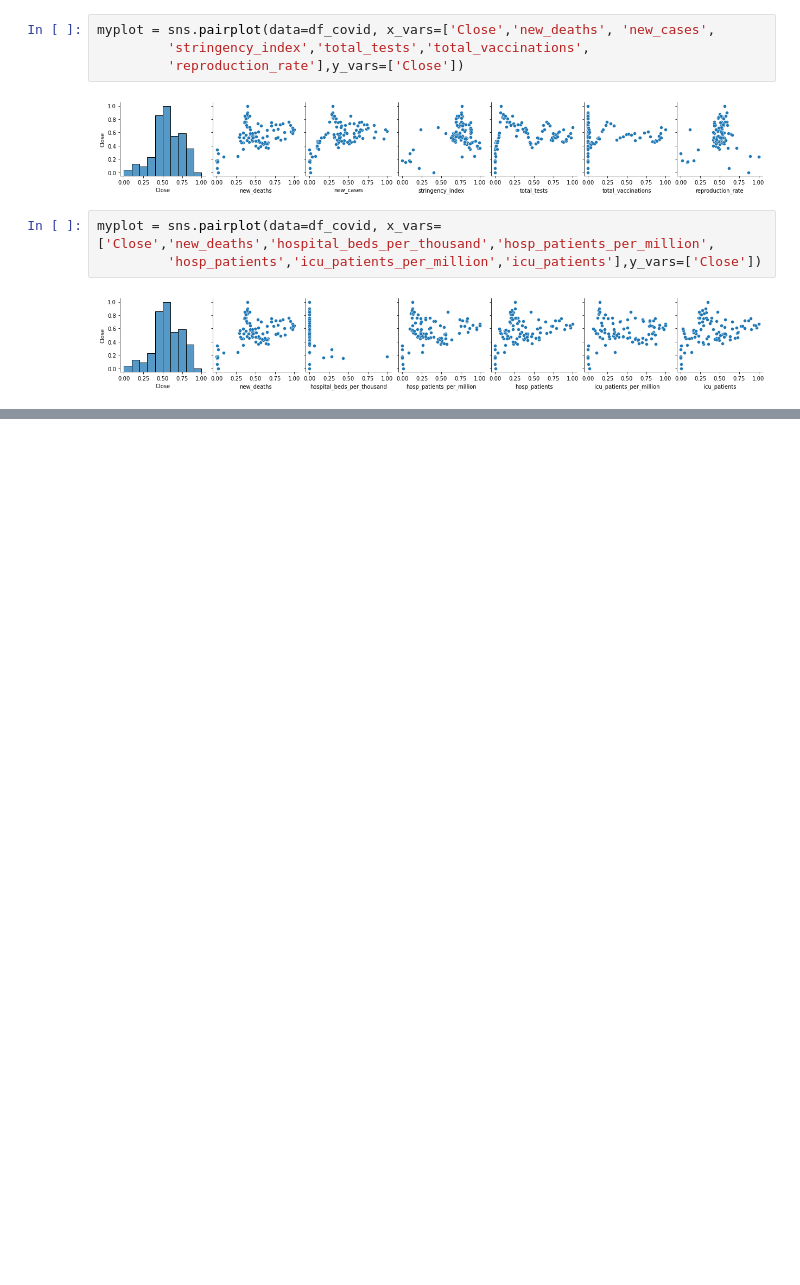
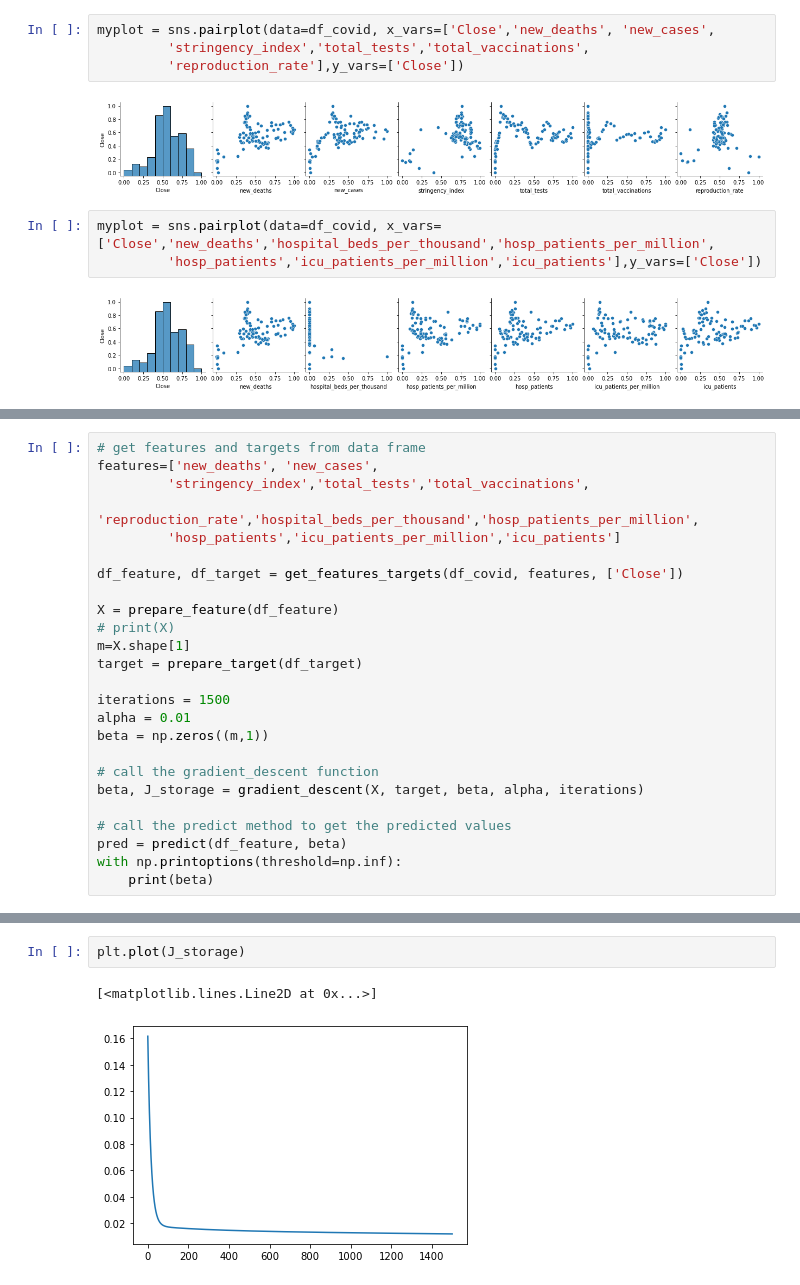
Before and after one commit to shanghongsim/term3_dtp, a Jupyter notebook: task2.ipynb, the cells around one changed output, grey strips where cells are left out. Cells and saved outputs as stored; diff of their text form; blank space fills up the shorter version.

Commit message:
gradient descent

```diff
--- a/task2.ipynb
+++ b/task2.ipynb
@@ -221,0 +239,25 @@ myplot = sns.pairplot(data=df_covid, x_vars=['Close','new_deaths','hospital_beds
+# %%
+# get features and targets from data frame
+features=['new_deaths', 'new_cases',
+         'stringency_index','total_tests','total_vaccinations',
+         'reproduction_rate','hospital_beds_per_thousand','hosp_patients_per_million',
+         'hosp_patients','icu_patients_per_million','icu_patients']
+
+df_feature, df_target = get_features_targets(df_covid, features, ['Close'])
+
+X = prepare_feature(df_feature)
+# print(X)
+m=X.shape[1]
+target = prepare_target(df_target)
+
+iterations = 1500
+alpha = 0.01
+beta = np.zeros((m,1))
+
+# call the gradient_descent function
+beta, J_storage = gradient_descent(X, target, beta, alpha, iterations)
+
+# call the predict method to get the predicted values
+pred = predict(df_feature, beta)
+with np.printoptions(threshold=np.inf):
+    print(beta)
@@ -221,0 +277,5 @@ myplot = sns.pairplot(data=df_covid, x_vars=['Close','new_deaths','hospital_beds
+# %%
+plt.plot(J_storage)
+# %% [output]
+[<matplotlib.lines.Line2D at 0x...>]
+[figure, added]
```
Also changed, not shown: parts of 9 cells of this notebook.
